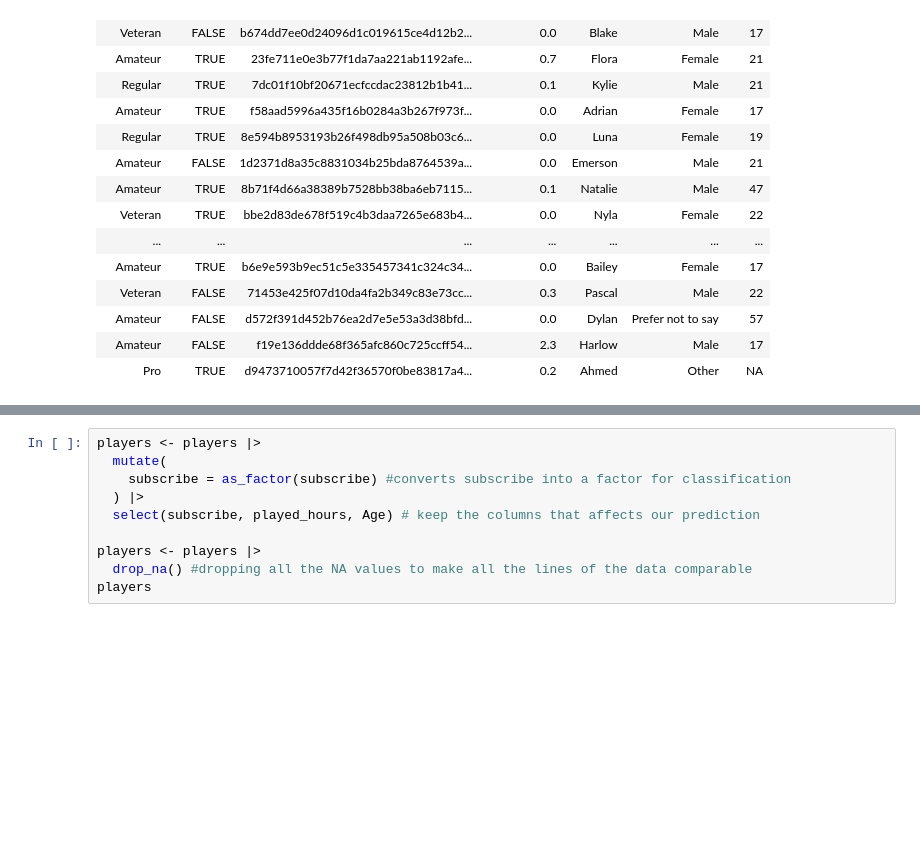
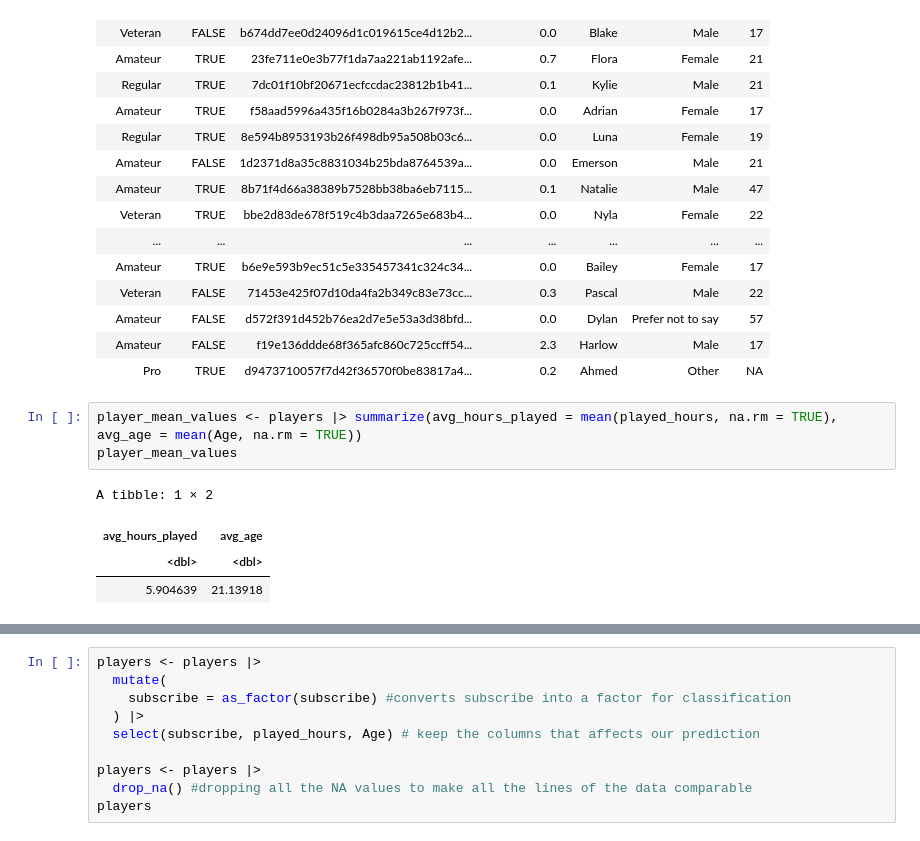
Before and after one commit to saclovessoup/dsci-100-project, a Jupyter notebook: Project_Final.ipynb, the cells around one changed output, grey strips where cells are left out. Saved outputs shown, nothing was run; the diff lists cells and outputs as text; blank space fills up the shorter version.

Commit message:
Adding the mean values

```diff
--- a/Project_Final.ipynb
+++ b/Project_Final.ipynb
@@ -56,3 +38,11 @@ A spec_tbl_df: 196 × 7
 | Amateur | FALSE | d572f391d452b76ea2d7e5e53a3d38bfd... | 0.0 | Dylan | Prefer not to say | 57 |
 | Amateur | FALSE | f19e136ddde68f365afc860c725ccff54... | 2.3 | Harlow | Male | 17 |
 | Pro | TRUE | d9473710057f7d42f36570f0be83817a4... | 0.2 | Ahmed | Other | NA |
+# %%
+player_mean_values <- players |> summarize(avg_hours_played = mean(played_hours, na.rm = TRUE), avg_age = mean(Age, na.rm = TRUE))
+player_mean_values
+# %% [output]
+A tibble: 1 × 2
+| avg_hours_played | avg_age |
+| <dbl> | <dbl> |
+| 5.904639 | 21.13918 |
```
Also changed, not shown: parts of 5 cells of this notebook.
